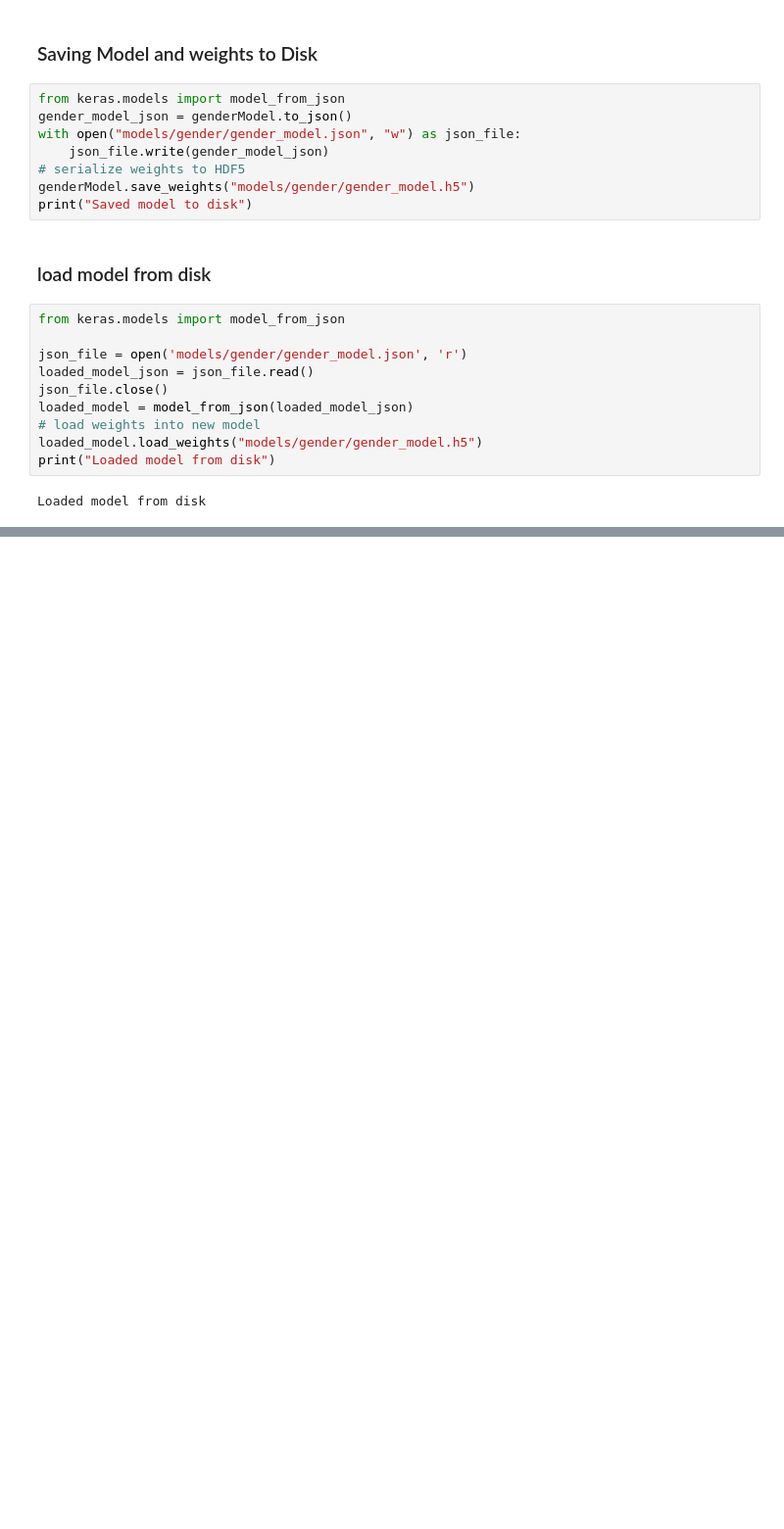
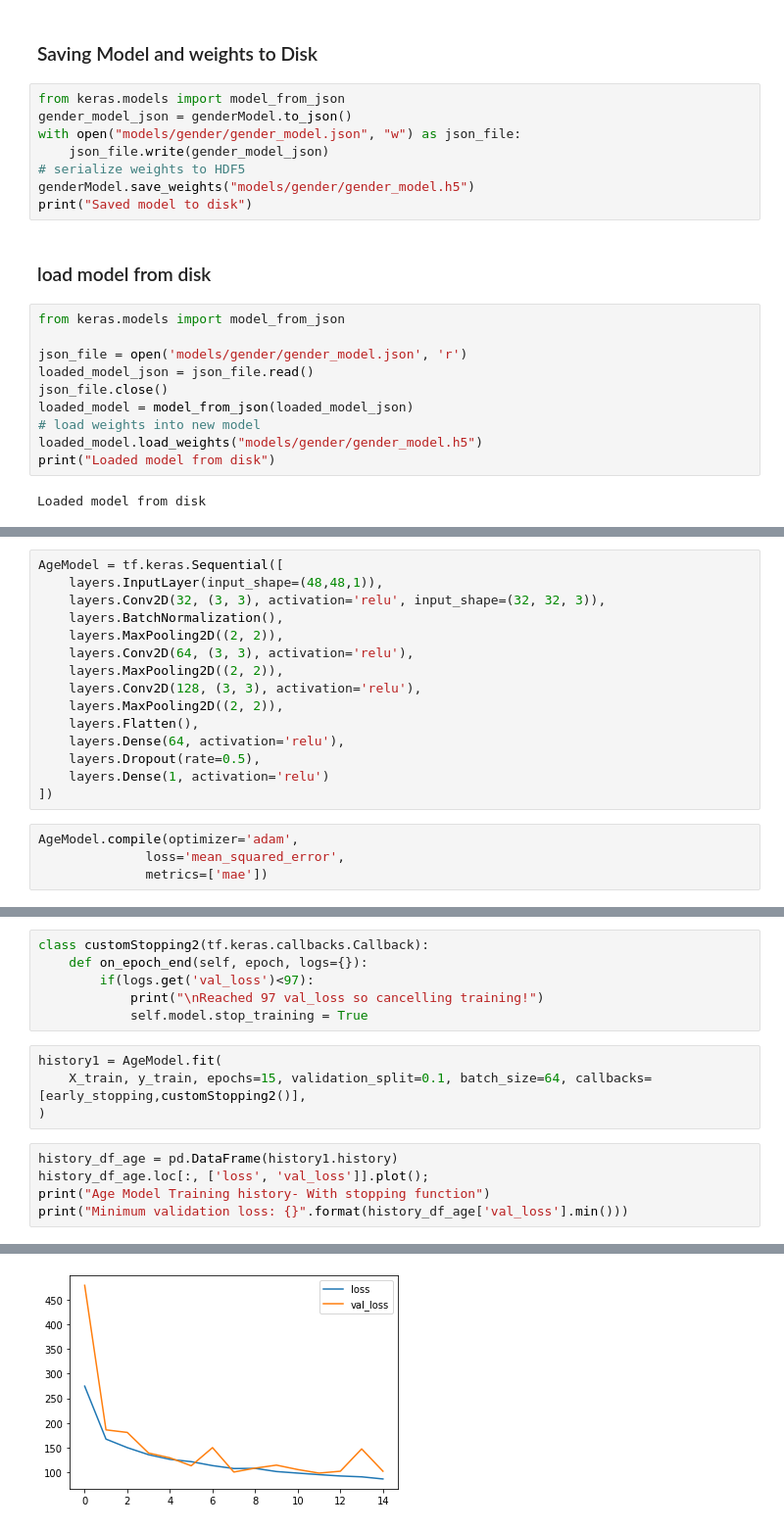
Before and after one commit to TerminalBen/Face_Classification, a Jupyter notebook: prediction.ipynb, the cells around one changed output, grey strips where cells are left out. Shown at 98% size. Saved outputs shown, nothing was run; the diff lists cells and outputs as text; blank space fills up the shorter version.

```diff
--- a/prediction.ipynb
+++ b/prediction.ipynb
@@ -256,0 +205,19 @@ NameError: name 'loaded_model' is not defined
+# %%
+AgeModel = tf.keras.Sequential([
+    layers.InputLayer(input_shape=(48,48,1)),
+    layers.Conv2D(32, (3, 3), activation='relu', input_shape=(32, 32, 3)),
+    layers.BatchNormalization(),
+    layers.MaxPooling2D((2, 2)),
+    layers.Conv2D(64, (3, 3), activation='relu'),
+    layers.MaxPooling2D((2, 2)),
+    layers.Conv2D(128, (3, 3), activation='relu'),
+    layers.MaxPooling2D((2, 2)),
+    layers.Flatten(),
+    layers.Dense(64, activation='relu'),
+    layers.Dropout(rate=0.5),
+    layers.Dense(1, activation='relu')
+])
+# %%
+AgeModel.compile(optimizer='adam',
+              loss='mean_squared_error',
+              metrics=['mae'])
@@ -256,0 +250,16 @@ NameError: name 'loaded_model' is not defined
+# %%
+class customStopping2(tf.keras.callbacks.Callback):
+    def on_epoch_end(self, epoch, logs={}):
+        if(logs.get('val_loss')<97):
+            print("\nReached 97 val_loss so cancelling training!")
+            self.model.stop_training = True
+# %%
+history1 = AgeModel.fit(
+    X_train, y_train, epochs=15, validation_split=0.1, batch_size=64, callbacks=[early_stopping,customStopping2()],
+)
+# %%
+history_df_age = pd.DataFrame(history1.history)
+history_df_age.loc[:, ['loss', 'val_loss']].plot();
+print("Age Model Training history- With stopping function")
+print("Minimum validation loss: {}".format(history_df_age['val_loss'].min()))
+# %% [output]
@@ -256,0 +268 @@ NameError: name 'loaded_model' is not defined
+[figure, added]
```
Also changed, not shown: parts of 26 cells of this notebook.
